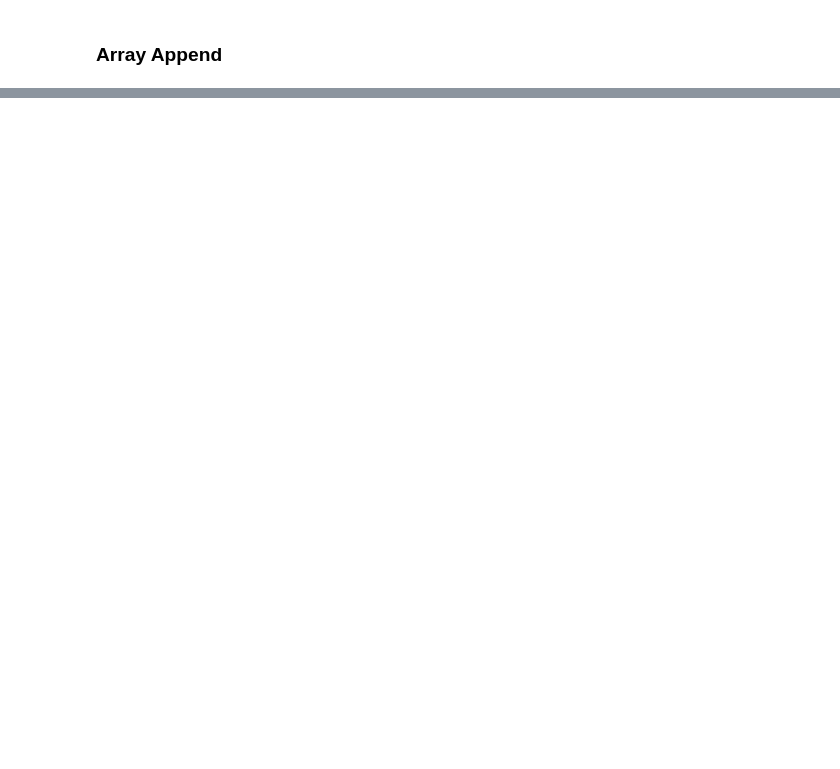
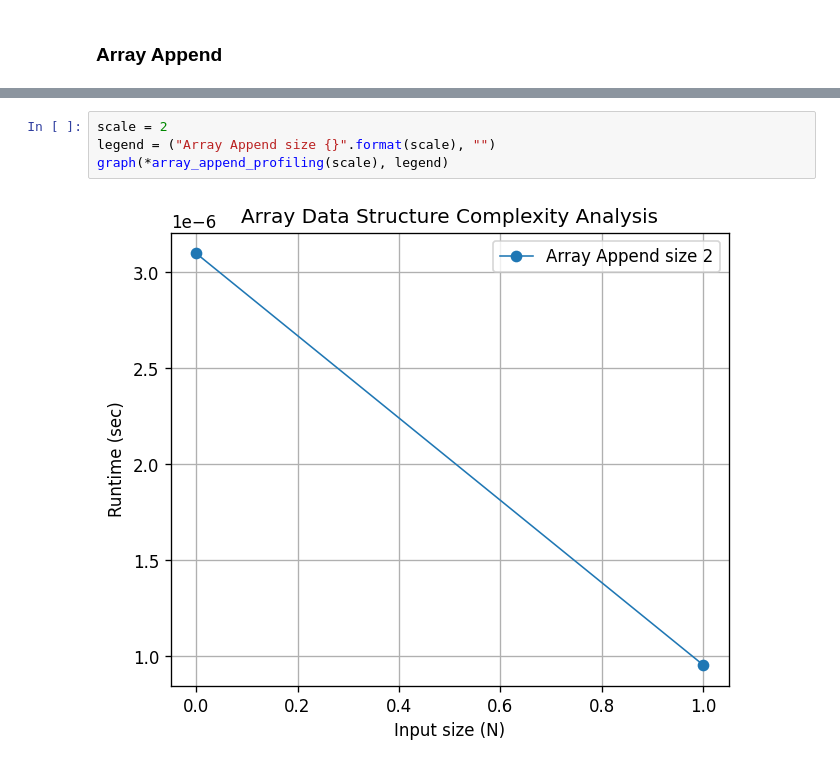
Before and after one commit to umairkhancis/DataStructuresNoorifyClass, a Jupyter notebook: Lecture3-ArrayDataStructure.ipynb, the cells around one changed output, grey strips where cells are left out. Drawn from its saved outputs; the diff is of its cells as text; blank space fills up the shorter version.

```diff
--- a/Lecture3-ArrayDataStructure.ipynb
+++ b/Lecture3-ArrayDataStructure.ipynb
@@ -183,0 +169,6 @@ for input in inputs:
+# %%
+scale = 2
+legend = ("Array Append size {}".format(scale), "")
+graph(*array_append_profiling(scale), legend)
+# %% [output]
+[figure, added]
```
Also changed, not shown: parts of 13 cells of this notebook, 6 other files.
